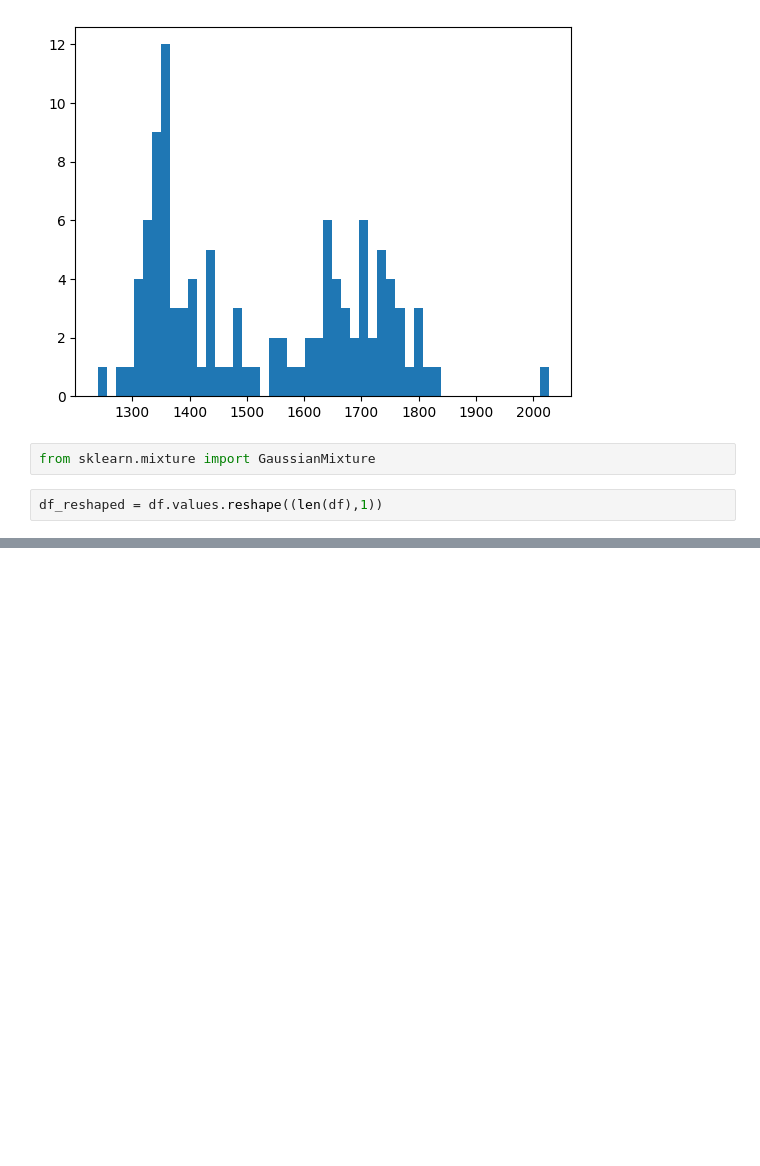
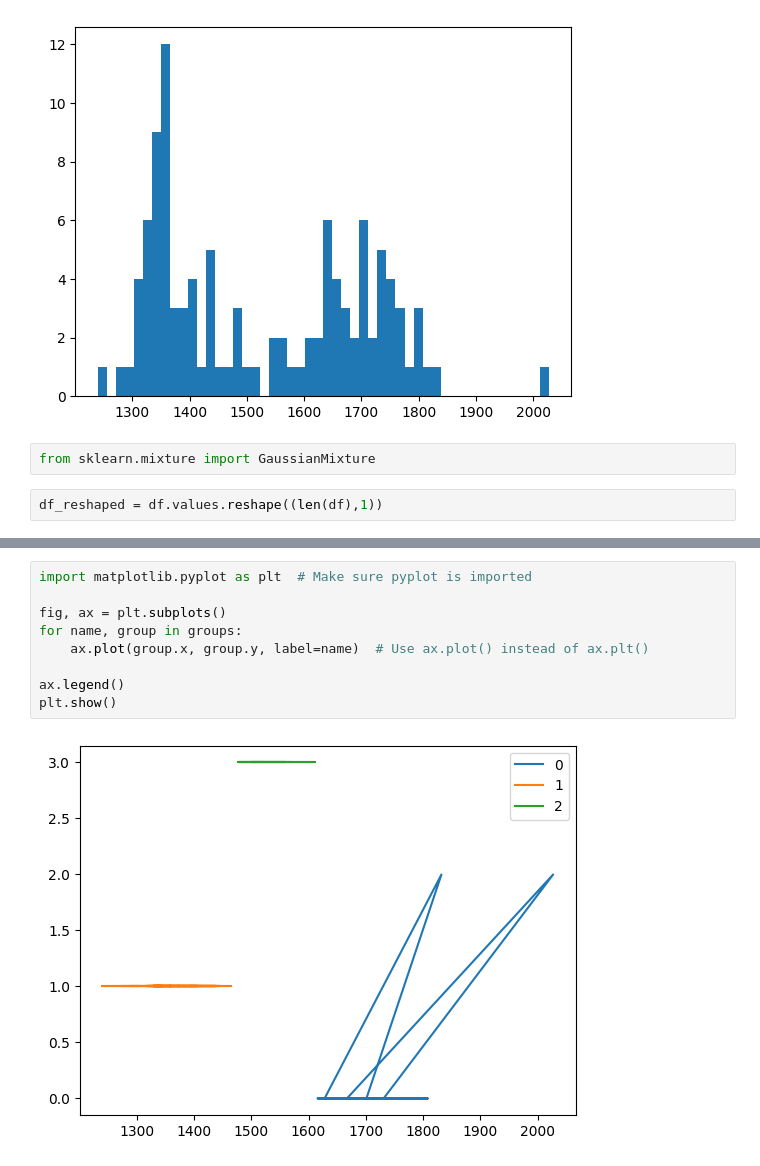
Before and after one commit to Neersha/Machine-learning, a Jupyter notebook: EM_test.ipynb, the cells around one changed output, grey strips where cells are left out. Drawn from its saved outputs; the diff is of its cells as text; blank space fills up the shorter version.

```diff
--- a/EM_test.ipynb
+++ b/EM_test.ipynb
@@ -138,0 +321,11 @@ print(y1)
+# %%
+import matplotlib.pyplot as plt  # Make sure pyplot is imported
+
+fig, ax = plt.subplots()
+for name, group in groups:
+    ax.plot(group.x, group.y, label=name)  # Use ax.plot() instead of ax.plt()
+
+ax.legend()
+plt.show()
+# %% [output]
+[figure, added]
```
Also changed, not shown: parts of 21 cells of this notebook.
